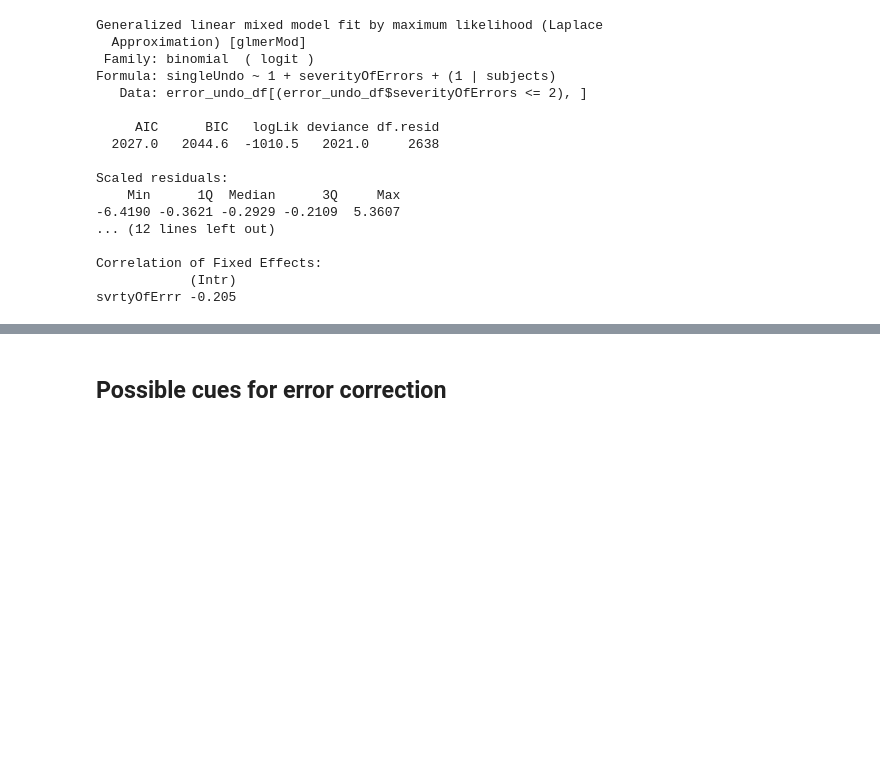
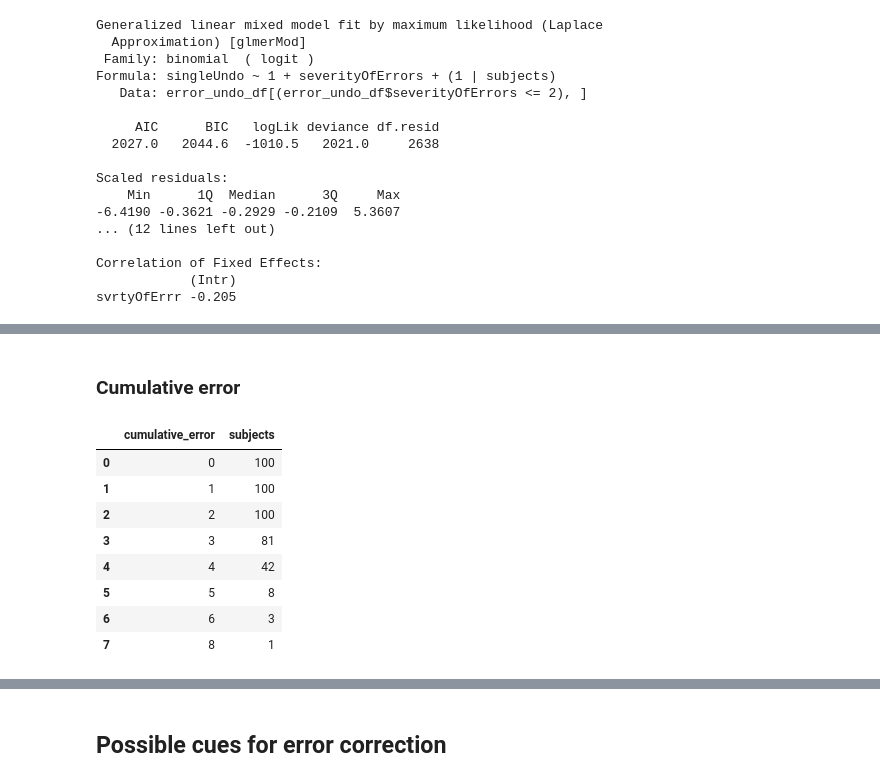
Before and after one commit to sherrybao222/Road_Construction, a Jupyter notebook: analysis/online_2022/final_figures.ipynb, the cells around one changed output, grey strips where cells are left out. Drawn from its saved outputs; the diff is of its cells as text; code cells hidden in the pictures; blank space fills up the shorter version.

```diff
--- a/analysis/online_2022/final_figures.ipynb
+++ b/analysis/online_2022/final_figures.ipynb
@@ -1494,0 +1496,15 @@ svrtyOfErrr -0.205
+# %% [markdown]
+### Cumulative error
+# %%
+allUndo_sub = undo_error.groupby(['subjects','cumulative_error'])['undo'].mean().reset_index()
+allUndo_sub.groupby(['cumulative_error'])['subjects'].count().reset_index()
+# %% [output]
+|  | cumulative_error | subjects |
+| 0 | 0 | 100 |
+| 1 | 1 | 100 |
+| 2 | 2 | 100 |
+| 3 | 3 | 81 |
+| 4 | 4 | 42 |
+| 5 | 5 | 8 |
+| 6 | 6 | 3 |
+| 7 | 8 | 1 |
```
Also changed, not shown: parts of 24 cells of this notebook.
